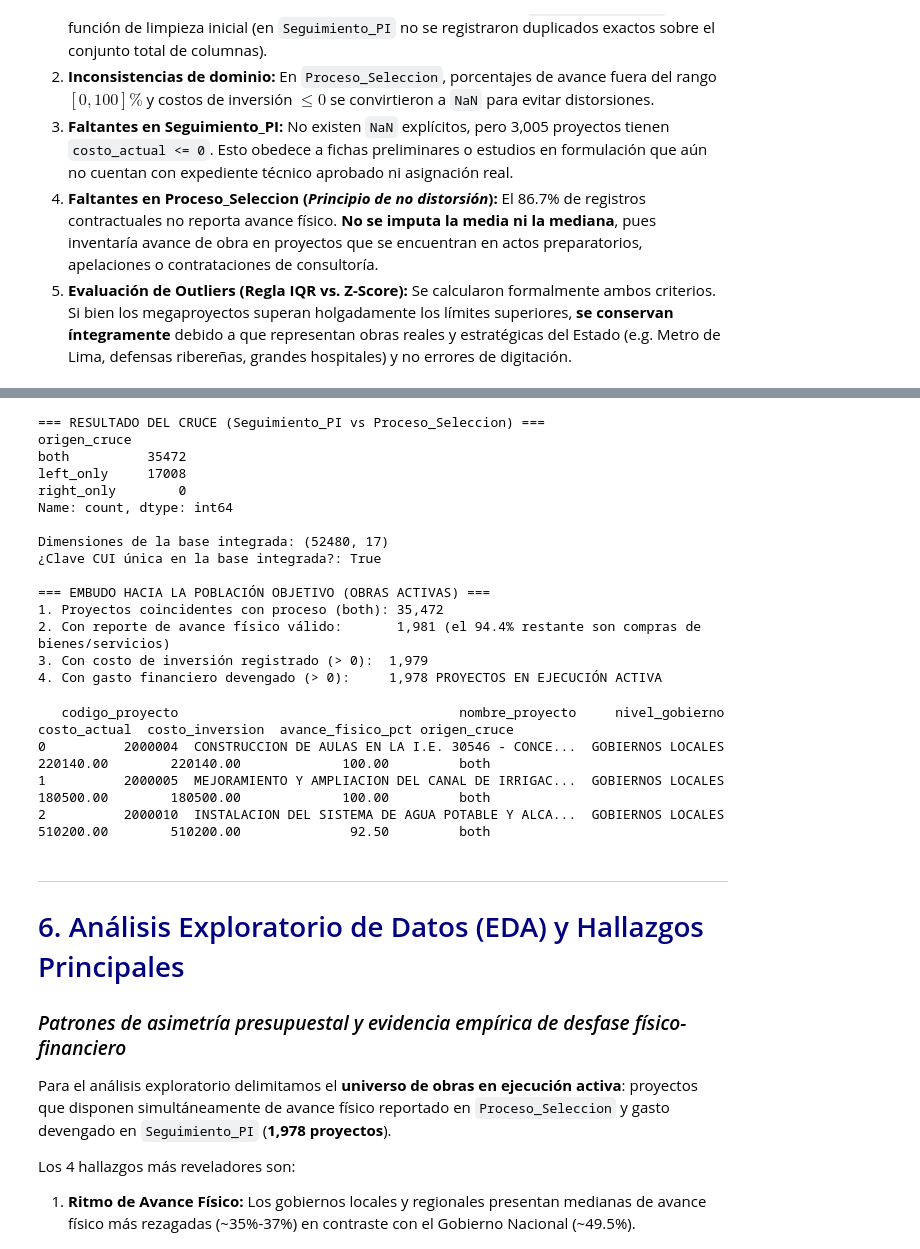
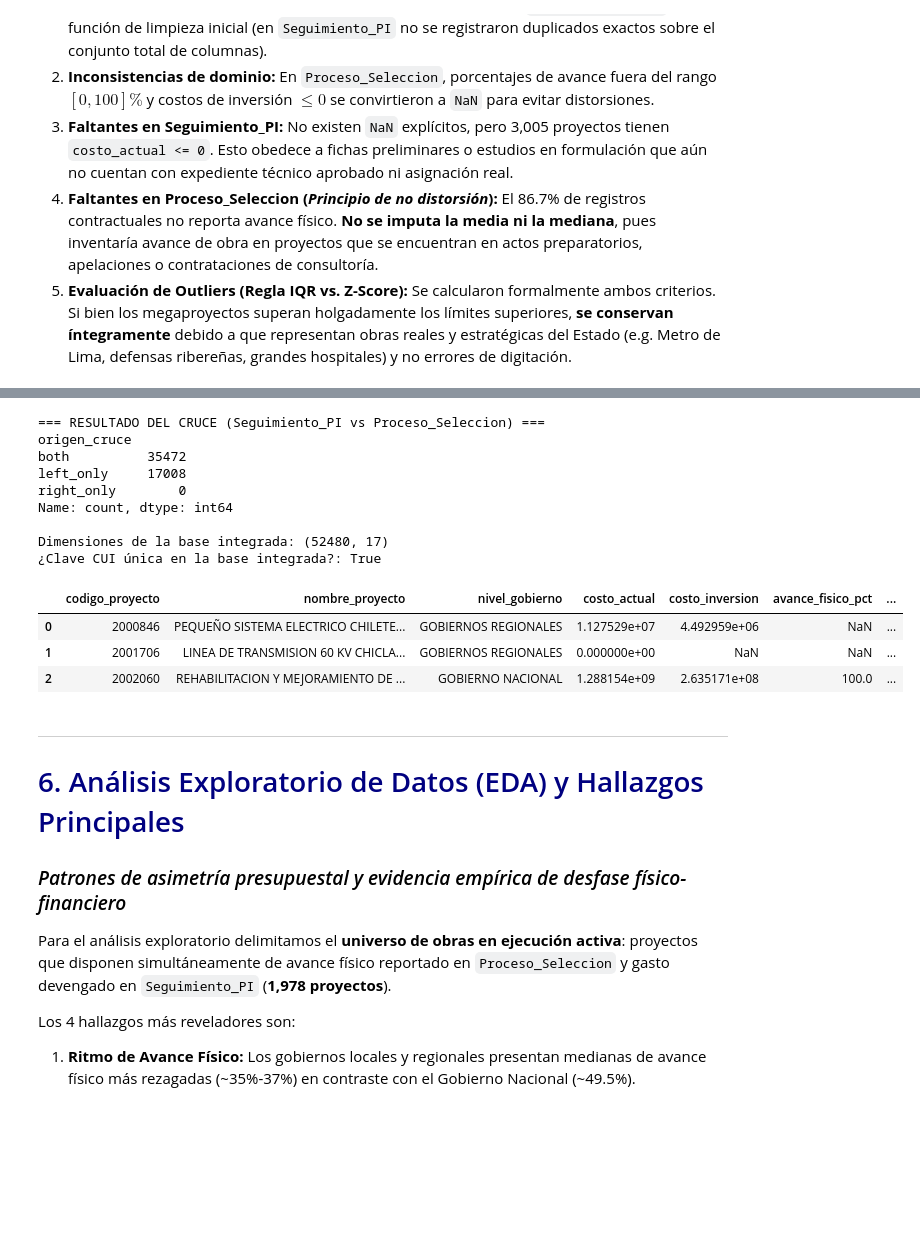
Before and after one commit to RomyUP1411/data-mining-project, a Jupyter notebook: Entrega_2/Entrega_2_Data_Hunters.ipynb, the cells around one changed output, grey strips where cells are left out. Saved outputs shown, nothing was run; the diff lists cells and outputs as text; code cells hidden in the pictures; blank space fills up the shorter version.

Commit message:
Actualizar Entrega_2_Data_Hunters.ipynb: matriz analitica final y estado de ejecucion

```diff
--- a/Entrega_2/Entrega_2_Data_Hunters.ipynb
+++ b/Entrega_2/Entrega_2_Data_Hunters.ipynb
@@ -242,52 +239,35 @@ Decisión metodológica: Se conservan porque son inversiones públicas reales de
 # %%
 # 1. Unimos las dos tablas mediante left join 1 a 1
 base_integrada = seg_cui.merge(
     proc_cui,
     on="codigo_proyecto",
     how="left",
     validate="one_to_one",
     indicator="origen_cruce"
 )
 
 # 2. Comprobamos el resultado del cruce
 print("=== RESULTADO DEL CRUCE (Seguimiento_PI vs Proceso_Seleccion) ===")
 print(base_integrada["origen_cruce"].value_counts())
 print("\nDimensiones de la base integrada:", base_integrada.shape)
 print("¿Clave CUI única en la base integrada?:", base_integrada["codigo_proyecto"].is_unique)
 
-# 3. Auditoría de obras con información completa (Embudo de Filtración)
-con_avance = (base_integrada["origen_cruce"] == "both") & (base_integrada["avance_fisico_pct"].notna())
-con_costo = con_avance & (base_integrada["costo_inversion"] > 0)
-obras_activas = con_costo & (base_integrada["gasto_total"] > 0)
-
-print("\n=== EMBUDO HACIA LA POBLACIÓN OBJETIVO (OBRAS ACTIVAS) ===")
-print(f"1. Proyectos coincidentes con proceso (both): {base_integrada['origen_cruce'].value_counts()['both']:,}")
-print(f"2. Con reporte de avance físico válido:       {con_avance.sum():,} (el 94.4% restante son compras de bienes/servicios)")
-print(f"3. Con costo de inversión registrado (> 0):  {con_costo.sum():,}")
-print(f"4. Con gasto financiero devengado (> 0):     {obras_activas.sum():,} PROYECTOS EN EJECUCIÓN ACTIVA")
-
 # Mostramos los primeros 3 registros
 display(base_integrada[["codigo_proyecto", "nombre_proyecto", "nivel_gobierno", "costo_actual", "costo_inversion", "avance_fisico_pct", "origen_cruce"]].head(3))
 # %% [output]
 === RESULTADO DEL CRUCE (Seguimiento_PI vs Proceso_Seleccion) ===
 origen_cruce
 both          35472
 left_only     17008
 right_only        0
 Name: count, dtype: int64
 
 Dimensiones de la base integrada: (52480, 17)
 ¿Clave CUI única en la base integrada?: True
-
-=== EMBUDO HACIA LA POBLACIÓN OBJETIVO (OBRAS ACTIVAS) ===
-1. Proyectos coincidentes con proceso (both): 35,472
-2. Con reporte de avance físico válido:       1,981 (el 94.4% restante son compras de bienes/servicios)
-3. Con costo de inversión registrado (> 0):  1,979
-4. Con gasto financiero devengado (> 0):     1,978 PROYECTOS EN EJECUCIÓN ACTIVA
-   codigo_proyecto                                    nombre_proyecto     nivel_gobierno  costo_actual  costo_inversion  avance_fisico_pct origen_cruce
-0          2000004  CONSTRUCCION DE AULAS EN LA I.E. 30546 - CONCE...  GOBIERNOS LOCALES     220140.00        220140.00             100.00         both
-1          2000005  MEJORAMIENTO Y AMPLIACION DEL CANAL DE IRRIGAC...  GOBIERNOS LOCALES     180500.00        180500.00             100.00         both
-2          2000010  INSTALACION DEL SISTEMA DE AGUA POTABLE Y ALCA...  GOBIERNOS LOCALES     510200.00        510200.00              92.50         both
+|  | codigo_proyecto | nombre_proyecto | nivel_gobierno | costo_actual | costo_inversion | avance_fisico_pct | ... |
+| 0 | 2000846 | PEQUEÑO SISTEMA ELECTRICO CHILETE... | GOBIERNOS REGIONALES | 1.127529e+07 | 4.492959e+06 | NaN | ... |
+| 1 | 2001706 | LINEA DE TRANSMISION 60 KV CHICLA... | GOBIERNOS REGIONALES | 0.000000e+00 | NaN | NaN | ... |
+| 2 | 2002060 | REHABILITACION Y MEJORAMIENTO DE ... | GOBIERNO NACIONAL | 1.288154e+09 | 2.635171e+08 | 100.0 | ... |
 # %% [markdown]
 ---
 # <font color=navy>6. Análisis Exploratorio de Datos (EDA) y Hallazgos Principales</font>
```
Also changed, not shown: parts of 7 cells of this notebook.
